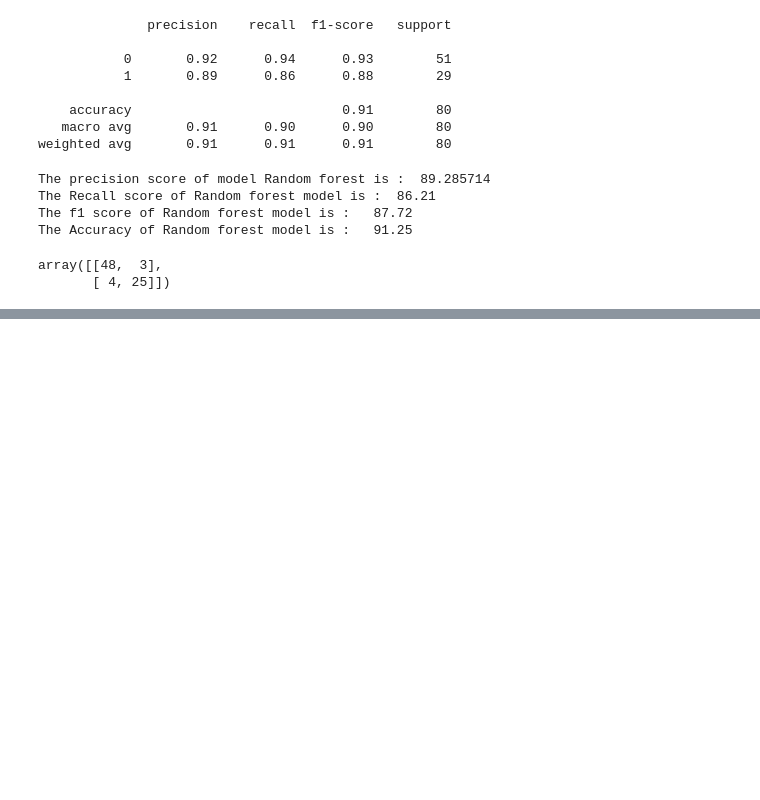
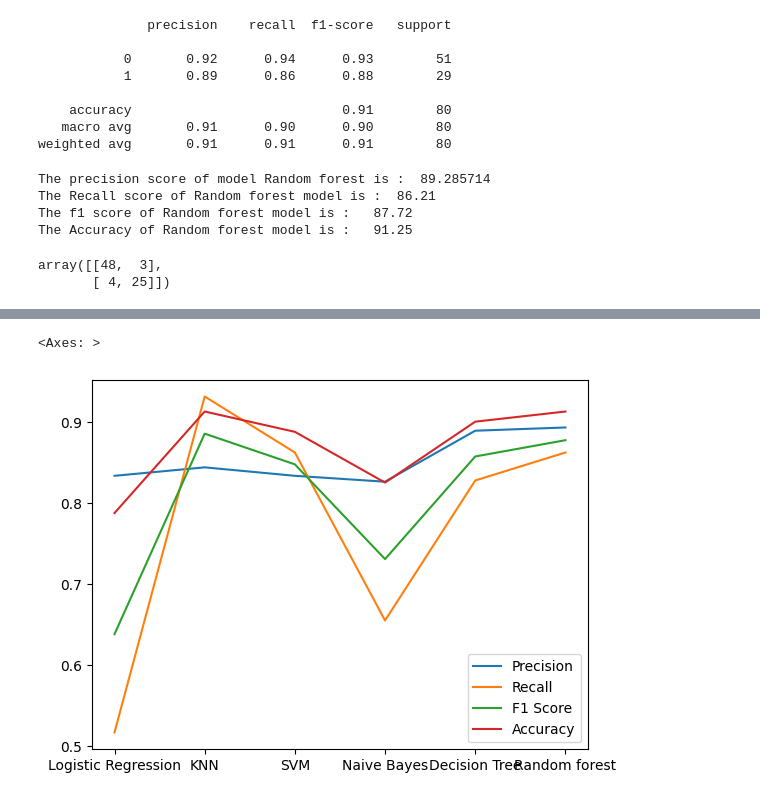
Before and after one commit to kumar291098/SUV_Car_purchesing_predicttion, a Jupyter notebook: SUV_Car_purchesing.ipynb, the cells around one changed output, grey strips where cells are left out. Drawn from its saved outputs; the diff is of its cells as text; code cells hidden in the pictures; blank space fills up the shorter version.

Commit message:
Comparision of all the algorithm performance used

```diff
--- a/SUV_Car_purchesing.ipynb
+++ b/SUV_Car_purchesing.ipynb
@@ -523,0 +547,2 @@ array([[48,  3],
+# %%
+performance=pd.DataFrame(score, index=['Precision', 'Recall', 'F1 Score', 'Accuracy'])
@@ -523,0 +557,5 @@ array([[48,  3],
+# %%
+performance.T.plot()
+# %% [output]
+<Axes: >
+[figure, added]
```
Also changed, not shown: parts of 5 cells of this notebook.
